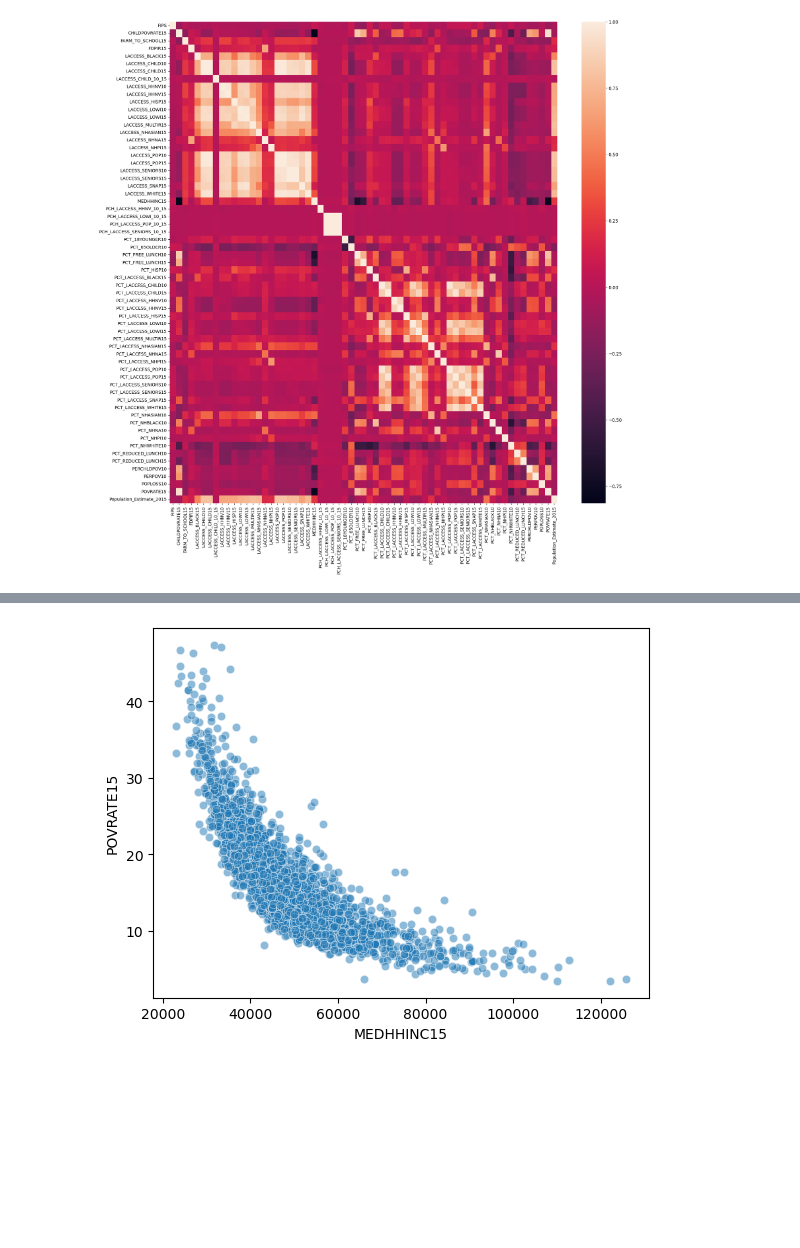
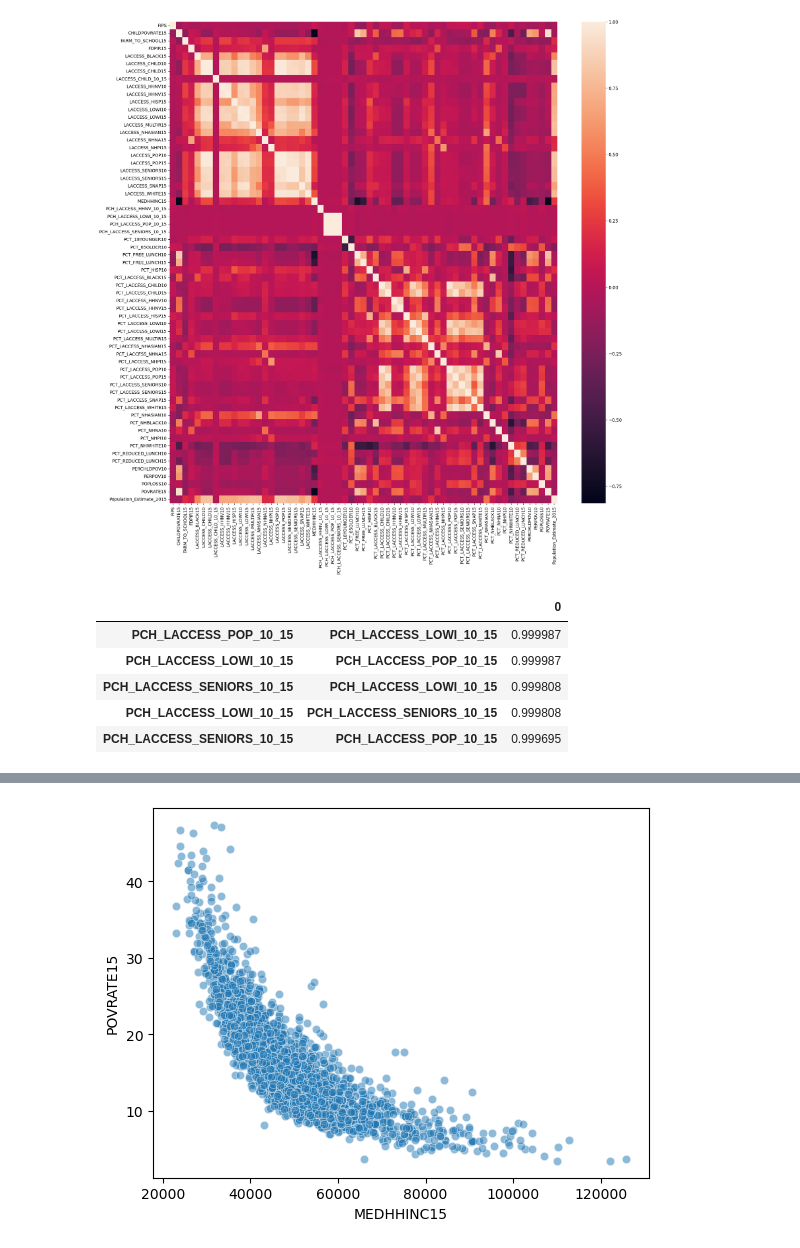
Before and after one commit to gabbycjames/DataScience_Capstone, a Jupyter notebook: EDA.ipynb, the cells around one changed output, grey strips where cells are left out. Cells and saved outputs as stored; diff of their text form; code cells hidden in the pictures; blank space fills up the shorter version.

```diff
--- a/EDA.ipynb
+++ b/EDA.ipynb
@@ -108,3 +101,13 @@ _ = sns.heatmap(df.corr(numeric_only=True), annot=False)
 plt.show()
 # %% [output]
 [figure]
+# %%
+sorted_correlation = pd.DataFrame(so)
+sorted_correlation.head()
+# %% [output]
+|  |  | 0 |
+| PCH_LACCESS_POP_10_15 | PCH_LACCESS_LOWI_10_15 | 0.999987 |
+| PCH_LACCESS_LOWI_10_15 | PCH_LACCESS_POP_10_15 | 0.999987 |
+| PCH_LACCESS_SENIORS_10_15 | PCH_LACCESS_LOWI_10_15 | 0.999808 |
+| PCH_LACCESS_LOWI_10_15 | PCH_LACCESS_SENIORS_10_15 | 0.999808 |
+| PCH_LACCESS_SENIORS_10_15 | PCH_LACCESS_POP_10_15 | 0.999695 |
```
Also changed, not shown: parts of 4 cells of this notebook, 1 other file.
